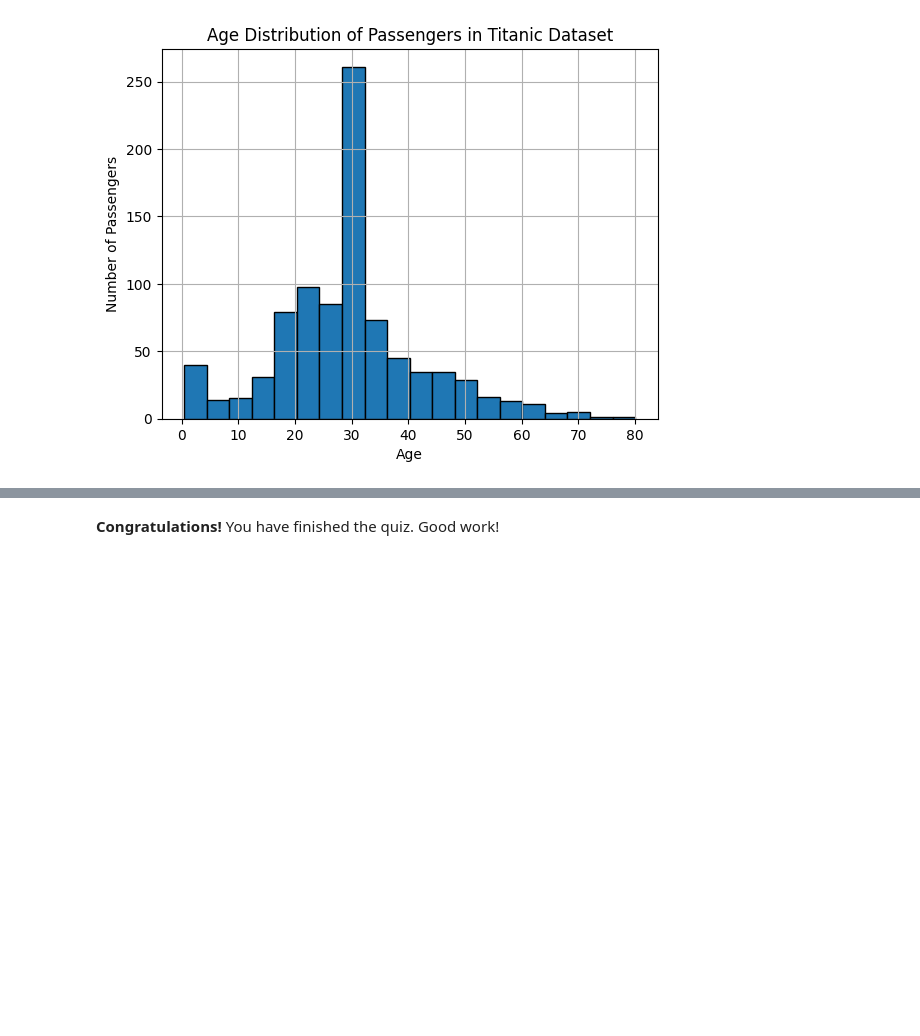
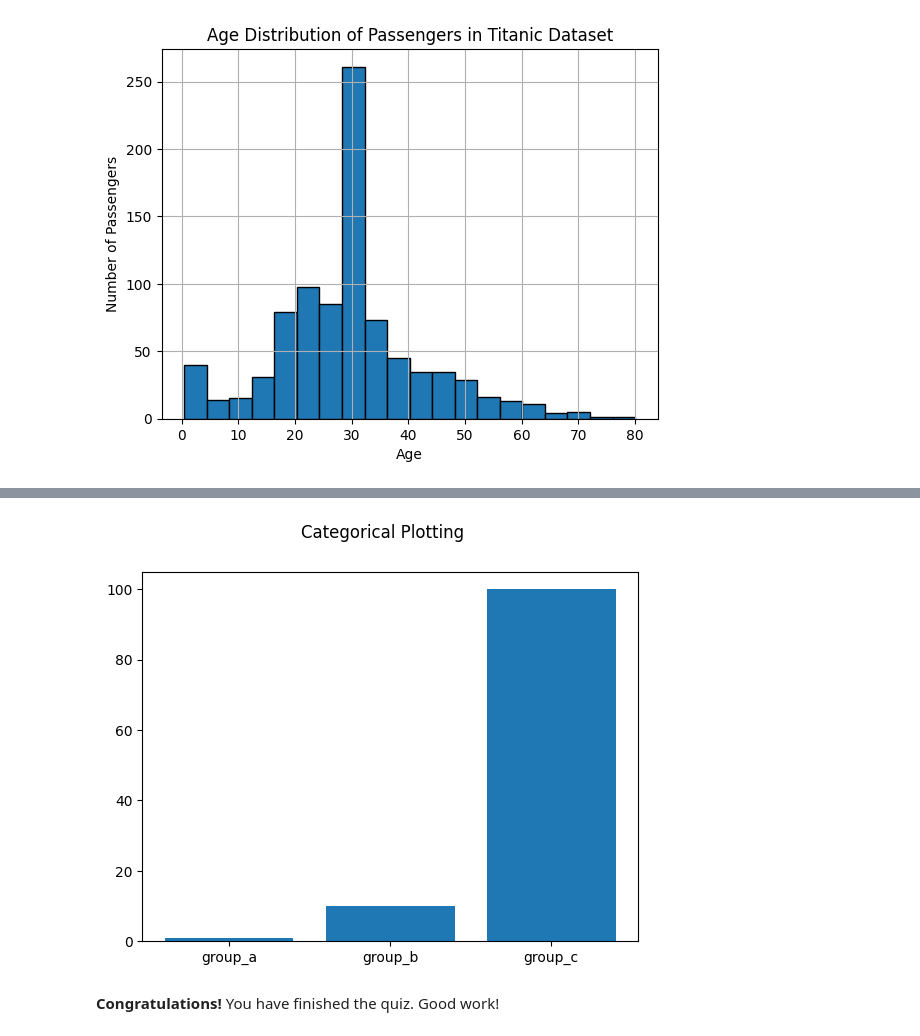
Before and after one commit to Sebastian-na/MetNUMUN2024I, a Jupyter notebook: Quiz2/scastanedag_Quiz2.ipynb, the cells around one changed output, grey strips where cells are left out. Cells and saved outputs as stored; diff of their text form; code cells hidden in the pictures; blank space fills up the shorter version.

```diff
--- a/Quiz2/scastanedag_Quiz2.ipynb
+++ b/Quiz2/scastanedag_Quiz2.ipynb
@@ -680,3 +671,21 @@ plt.show()
+# %%
+import matplotlib.pyplot as plt
+import pandas as pd
+import numpy
+import math
+names = ['group_a', 'group_b', 'group_c']
+
+values = [1, 10, 100]
+
+
+
+plt.bar(names, values)
+
+plt.suptitle('Categorical Plotting')
+
+plt.show()
+# %% [output]
+[figure, added]
 # %% [markdown]
 **Congratulations!** You have finished the quiz. Good work!
 # %% [markdown]
```
Also changed, not shown: parts of 3 cells of this notebook.
